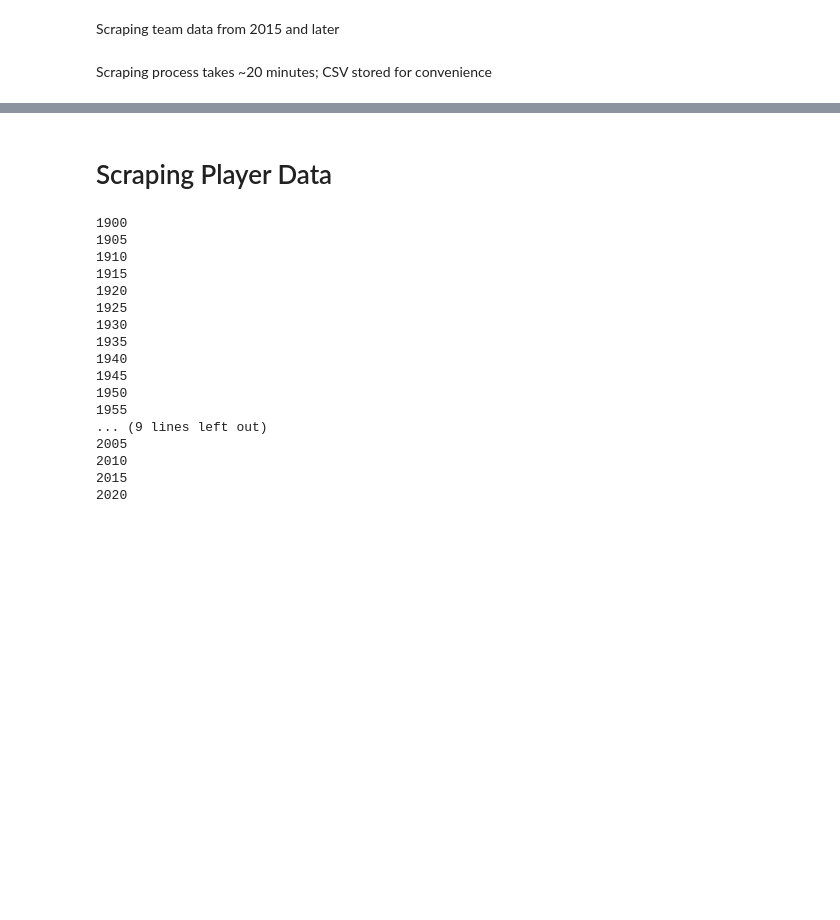
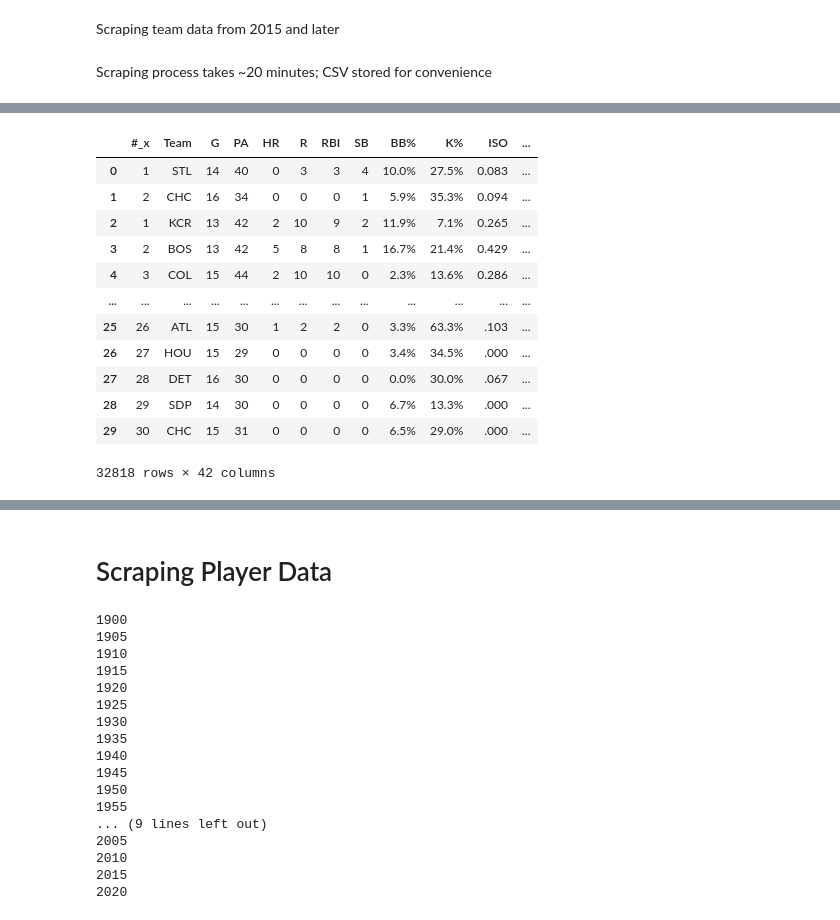
Before and after one commit to timseymour42/mlb-build-a-team, a Jupyter notebook: Automated_Data_Collection.ipynb, the cells around one changed output, grey strips where cells are left out. Saved outputs shown, nothing was run; the diff lists cells and outputs as text; code cells hidden in the pictures; blank space fills up the shorter version.

```diff
--- a/Automated_Data_Collection.ipynb
+++ b/Automated_Data_Collection.ipynb
@@ -197,0 +241,16 @@ if len(pit) > 0:
+# %%
+pd.concat([all_stats, new_stats])
+# %% [output]
+|  | #_x | Team | G | PA | HR | R | RBI | SB | BB% | K% | ISO | ... |
+| 0 | 1 | STL | 14 | 40 | 0 | 3 | 3 | 4 | 10.0% | 27.5% | 0.083 | ... |
+| 1 | 2 | CHC | 16 | 34 | 0 | 0 | 0 | 1 | 5.9% | 35.3% | 0.094 | ... |
+| 2 | 1 | KCR | 13 | 42 | 2 | 10 | 9 | 2 | 11.9% | 7.1% | 0.265 | ... |
+| 3 | 2 | BOS | 13 | 42 | 5 | 8 | 8 | 1 | 16.7% | 21.4% | 0.429 | ... |
+| 4 | 3 | COL | 15 | 44 | 2 | 10 | 10 | 0 | 2.3% | 13.6% | 0.286 | ... |
+| ... | ... | ... | ... | ... | ... | ... | ... | ... | ... | ... | ... | ... |
+| 25 | 26 | ATL | 15 | 30 | 1 | 2 | 2 | 0 | 3.3% | 63.3% | .103 | ... |
+| 26 | 27 | HOU | 15 | 29 | 0 | 0 | 0 | 0 | 3.4% | 34.5% | .000 | ... |
+| 27 | 28 | DET | 16 | 30 | 0 | 0 | 0 | 0 | 0.0% | 30.0% | .067 | ... |
+| 28 | 29 | SDP | 14 | 30 | 0 | 0 | 0 | 0 | 6.7% | 13.3% | .000 | ... |
+| 29 | 30 | CHC | 15 | 31 | 0 | 0 | 0 | 0 | 6.5% | 29.0% | .000 | ... |
+32818 rows × 42 columns
```
Also changed, not shown: parts of 34 cells of this notebook.
